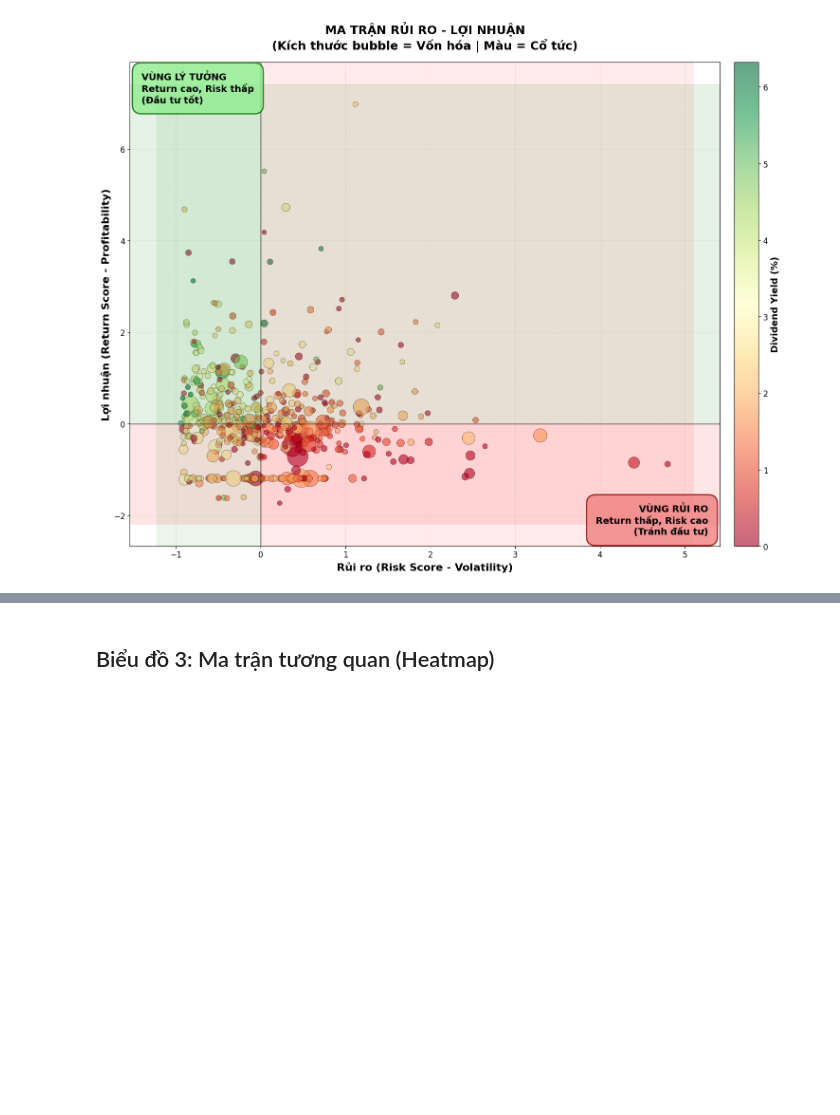
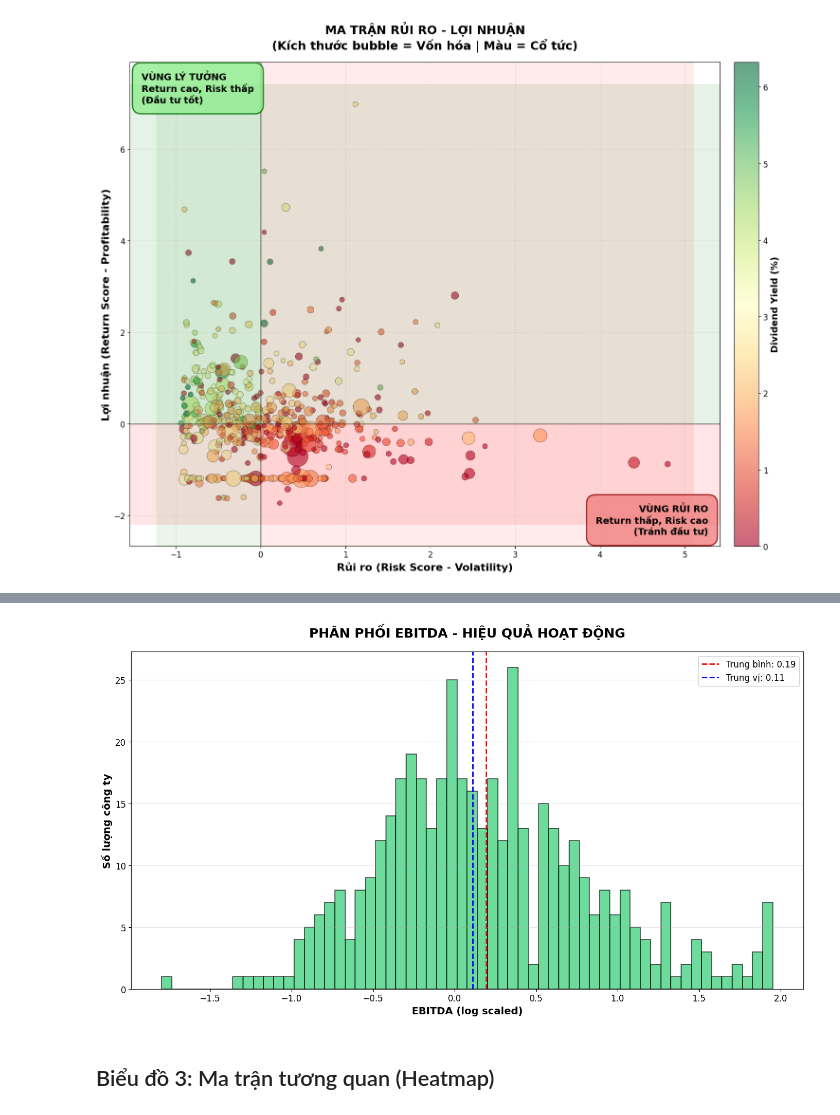
Before and after one commit to tranmai31231020941-pixel/final, a Jupyter notebook: Untitled1.ipynb, the cells around one changed output, grey strips where cells are left out. Cells and saved outputs as stored; diff of their text form; code cells hidden in the pictures; blank space fills up the shorter version.

```diff
--- a/Untitled1.ipynb
+++ b/Untitled1.ipynb
@@ -159,3 +89,23 @@ plt.show()
+# %%
+plt.figure(figsize=(14, 8))
+ebitda_positive = df[df['ebitda_log__scaled'] > -5]['ebitda_log__scaled']
+
+plt.hist(ebitda_positive, bins=60, color='#2ECC71', edgecolor='black',
+         alpha=0.7, linewidth=1.2)
+plt.axvline(ebitda_positive.mean(), color='red', linestyle='--',
+            linewidth=2, label=f'Trung bình: {ebitda_positive.mean():.2f}')
+plt.axvline(ebitda_positive.median(), color='blue', linestyle='--',
+            linewidth=2, label=f'Trung vị: {ebitda_positive.median():.2f}')
+
+plt.xlabel('EBITDA (log scaled)', fontsize=14, fontweight='bold')
+plt.ylabel('Số lượng công ty', fontsize=14, fontweight='bold')
+plt.title('PHÂN PHỐI EBITDA - HIỆU QUẢ HOẠT ĐỘNG', fontsize=18, fontweight='bold', pad=20)
+plt.legend(fontsize=12, loc='best')
+plt.grid(True, alpha=0.3, axis='y')
+plt.tight_layout()
+plt.show()
+# %% [output]
+[figure, added]
 # %% [markdown]
 ## Biểu đồ 3: Ma trận tương quan (Heatmap)
 # %%
```
Also changed, not shown: parts of 6 cells of this notebook.
